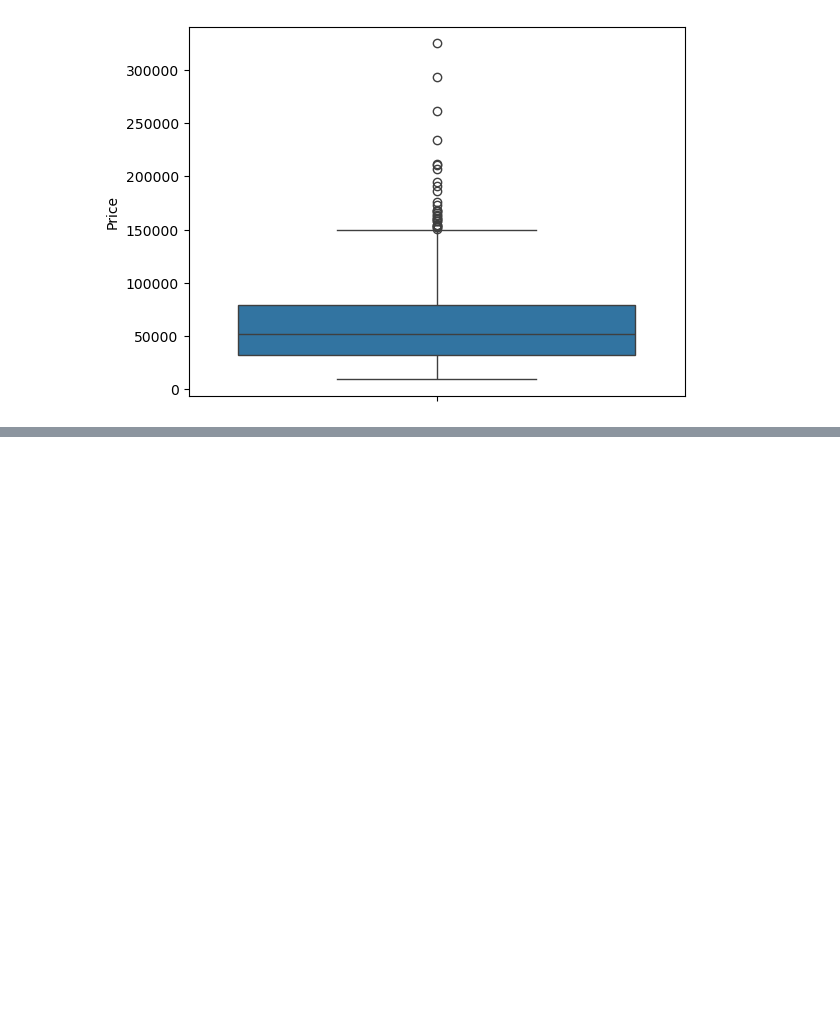
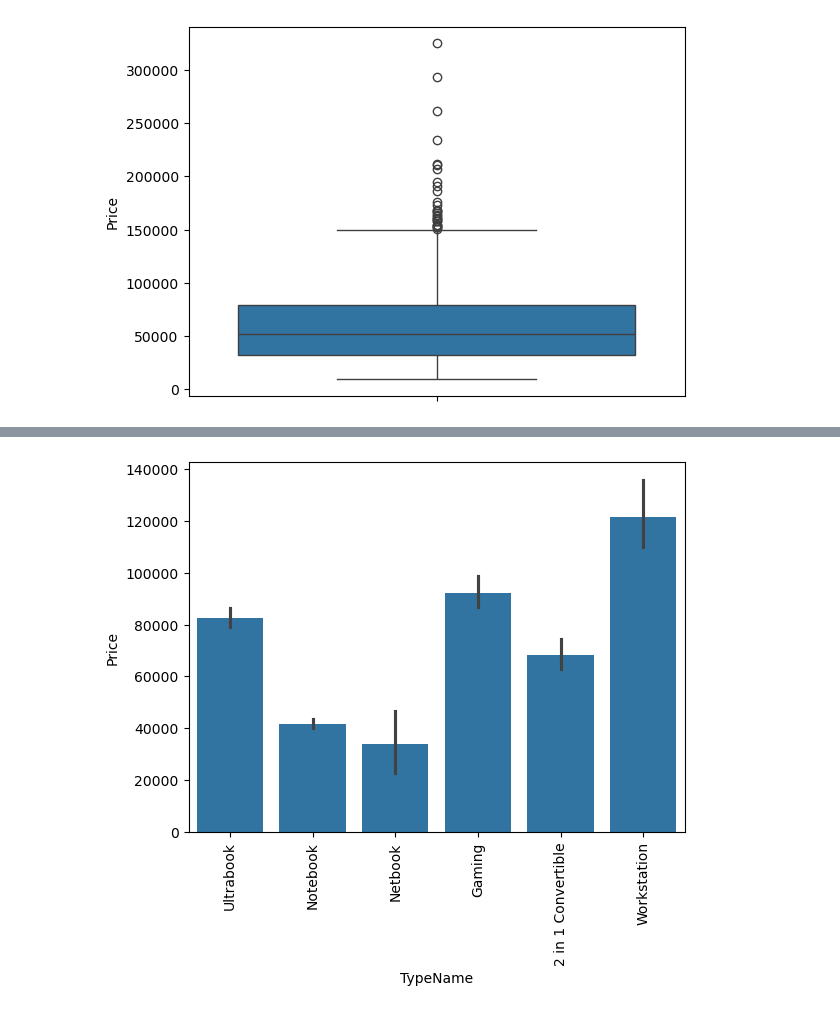
Before and after one commit to vanix056/Laptop_Price_predictor, a Jupyter notebook: Laptop_price_predictor.ipynb, the cells around one changed output, grey strips where cells are left out. Saved outputs shown, nothing was run; the diff lists cells and outputs as text; code cells hidden in the pictures; blank space fills up the shorter version.

```diff
--- a/Laptop_price_predictor.ipynb
+++ b/Laptop_price_predictor.ipynb
@@ -113,0 +127,6 @@ read_csv['Company'].value_counts().plot(kind='bar')
+# %%
+sb.barplot(x=read_csv['TypeName'],y=read_csv['Price'])
+plt.xticks(rotation='vertical')
+plt.show()
+# %% [output]
+[figure, added]
```
Also changed, not shown: parts of 7 cells of this notebook.
